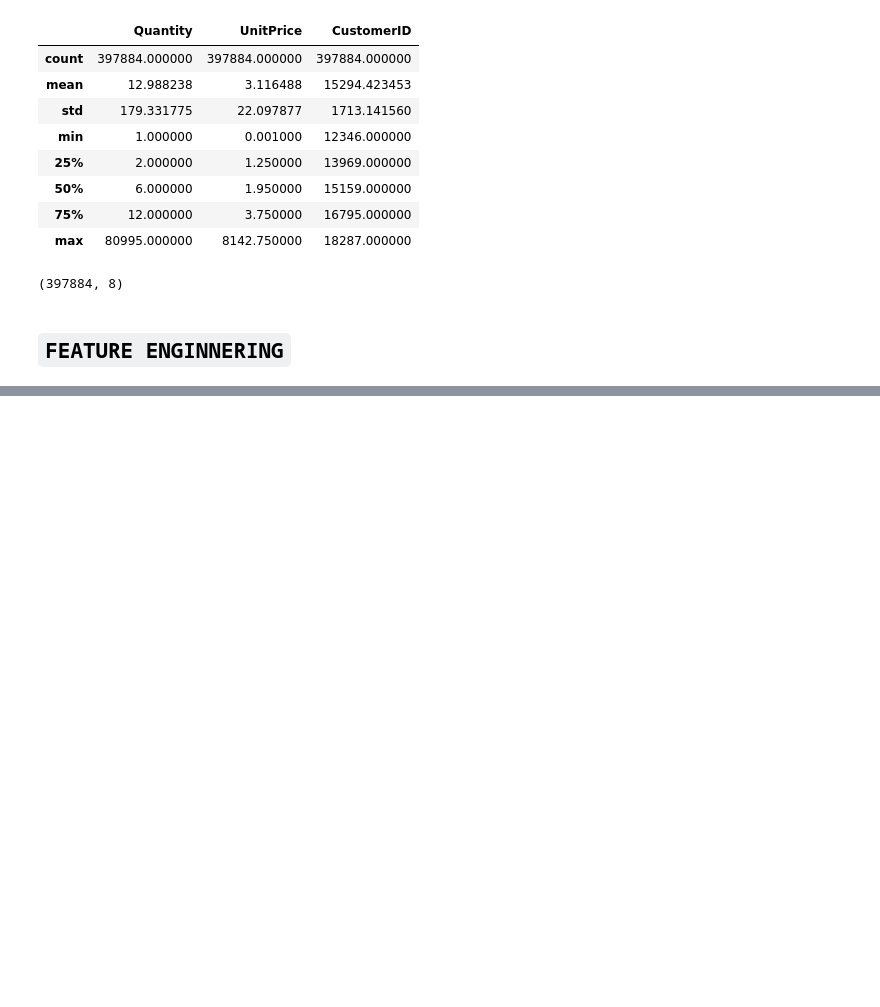
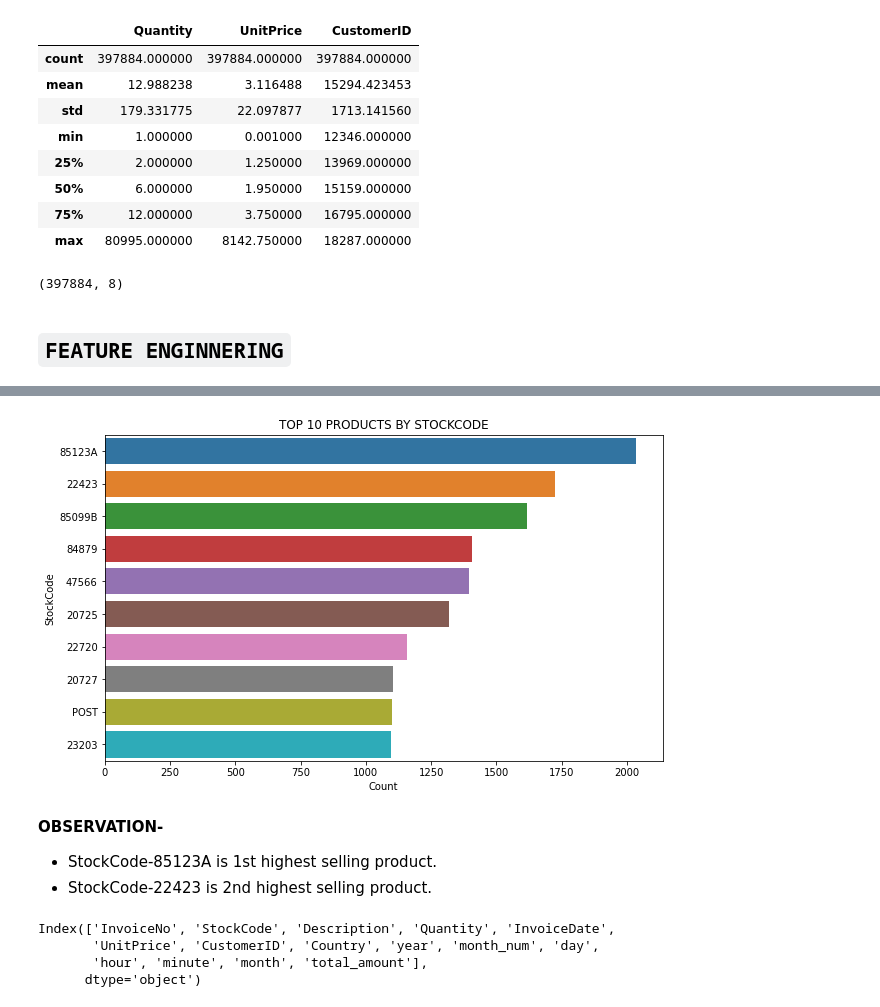
Before and after one commit to itsmimahi/Online-Reatail-Store-Customer-Segmentation, a Jupyter notebook: Online_retail_customer_segmentation.ipynb, the cells around one changed output, grey strips where cells are left out. Drawn from its saved outputs; the diff is of its cells as text; code cells hidden in the pictures; blank space fills up the shorter version.

```diff
--- a/Online_retail_customer_segmentation.ipynb
+++ b/Online_retail_customer_segmentation.ipynb
@@ -227,0 +292,3 @@ df.shape
+# %%
+Top_10_product = df['StockCode'].value_counts().reset_index().rename(columns={'index':'StockCode','StockCode':'Count'}).head(10)
+Top_10_product
@@ -227,0 +307,19 @@ df.shape
+# %%
+# Visualizing Top 10 products in terms of StockCode.
+plt.figure(figsize=(10,6))
+sns.barplot(x=Top_10_product['Count'], y=Top_10_product['StockCode'])
+plt.title('TOP 10 PRODUCTS BY STOCKCODE')
+plt.show()
+# %% [output]
+[figure, added]
+# %% [markdown]
+**OBSERVATION-**
+* StockCode-85123A is 1st highest selling product.
+* StockCode-22423 is 2nd highest selling product.
+# %%
+df.columns
+# %% [output]
+Index(['InvoiceNo', 'StockCode', 'Description', 'Quantity', 'InvoiceDate',
+       'UnitPrice', 'CustomerID', 'Country', 'year', 'month_num', 'day',
+       'hour', 'minute', 'month', 'total_amount'],
+      dtype='object')
```
Also changed, not shown: parts of 65 cells of this notebook.
